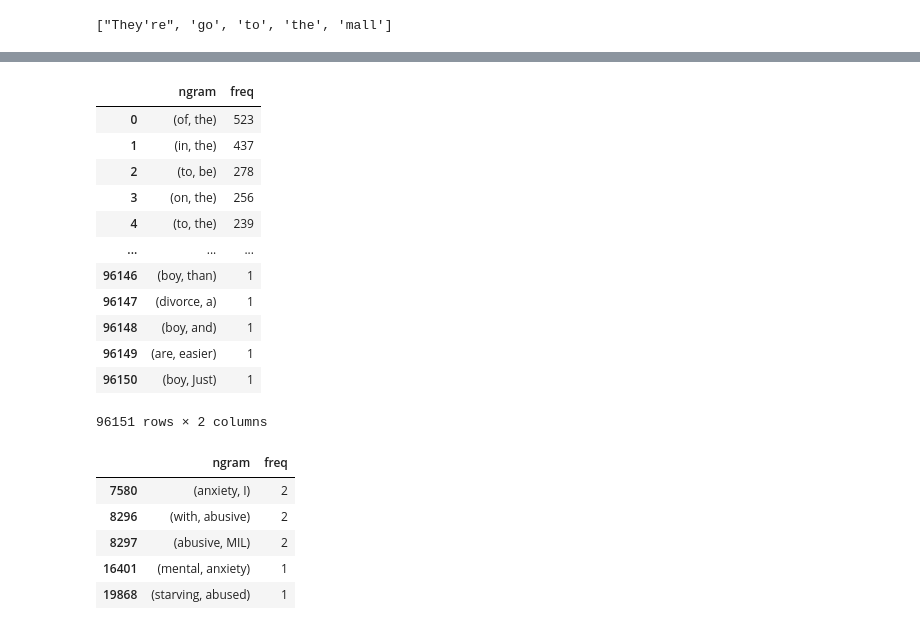
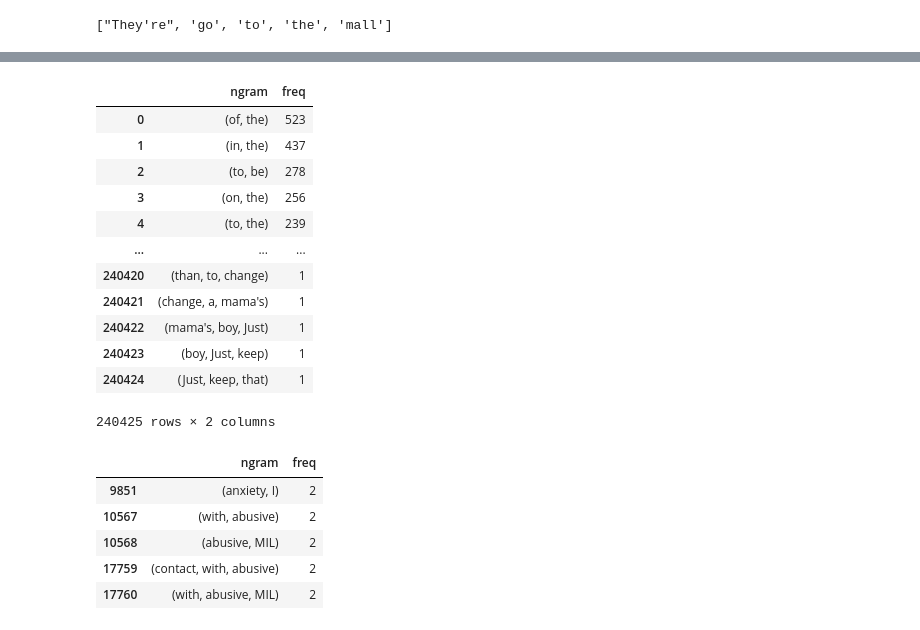
Before and after one commit to gems-cyberlang/cyberlang-learning, a Jupyter notebook: data-collection/praw-playground.ipynb, the cells around one changed output, grey strips where cells are left out. Drawn from its saved outputs; the diff is of its cells as text; code cells hidden in the pictures.

```diff
--- a/data-collection/praw-playground.ipynb
+++ b/data-collection/praw-playground.ipynb
@@ -644,29 +593,32 @@ array(['Your psychiatrist', 'Your psychiatrist should',
 # %%
+import itertools
+
 bigrams = nltk.bigrams(sample_df["casual_tokenized"].explode())
-fdist = nltk.FreqDist(bigrams)
+trigrams = nltk.trigrams(sample_df["casual_tokenized"].explode())
+fdist = nltk.FreqDist(itertools.chain(bigrams, trigrams))
 ngram_df = pd.DataFrame(
     [
         [ngram, fdist[ngram]]
         for ngram in fdist
         if all(isinstance(tok, str) for tok in ngram)
     ],
     columns=["ngram", "freq"],
 )
 ngram_df
 # %% [output]
 |  | ngram | freq |
 | 0 | (of, the) | 523 |
 | 1 | (in, the) | 437 |
 | 2 | (to, be) | 278 |
 | 3 | (on, the) | 256 |
 | 4 | (to, the) | 239 |
 | ... | ... | ... |
-| 96146 | (boy, than) | 1 |
-| 96147 | (divorce, a) | 1 |
-| 96148 | (boy, and) | 1 |
-| 96149 | (are, easier) | 1 |
-| 96150 | (boy, Just) | 1 |
+| 240420 | (than, to, change) | 1 |
+| 240421 | (change, a, mama's) | 1 |
+| 240422 | (mama's, boy, Just) | 1 |
+| 240423 | (boy, Just, keep) | 1 |
+| 240424 | (Just, keep, that) | 1 |
-96151 rows × 2 columns
+240425 rows × 2 columns
 # %%
 def relevant_ngram(ngram, keywords=keywords):
     for token in ngram:
@@ -683,8 +635,8 @@ def relevant_ngram(ngram, keywords=keywords):
 ngram_df[ngram_df["ngram"].map(lambda ngram: relevant_ngram(ngram, keywords=["anx", "abus"]))].head()
 # %% [output]
 |  | ngram | freq |
-| 7580 | (anxiety, I) | 2 |
-| 8296 | (with, abusive) | 2 |
-| 8297 | (abusive, MIL) | 2 |
-| 16401 | (mental, anxiety) | 1 |
-| 19868 | (starving, abused) | 1 |
+| 9851 | (anxiety, I) | 2 |
+| 10567 | (with, abusive) | 2 |
+| 10568 | (abusive, MIL) | 2 |
+| 17759 | (contact, with, abusive) | 2 |
+| 17760 | (with, abusive, MIL) | 2 |
```
Also changed, not shown: parts of 4 cells of this notebook.
